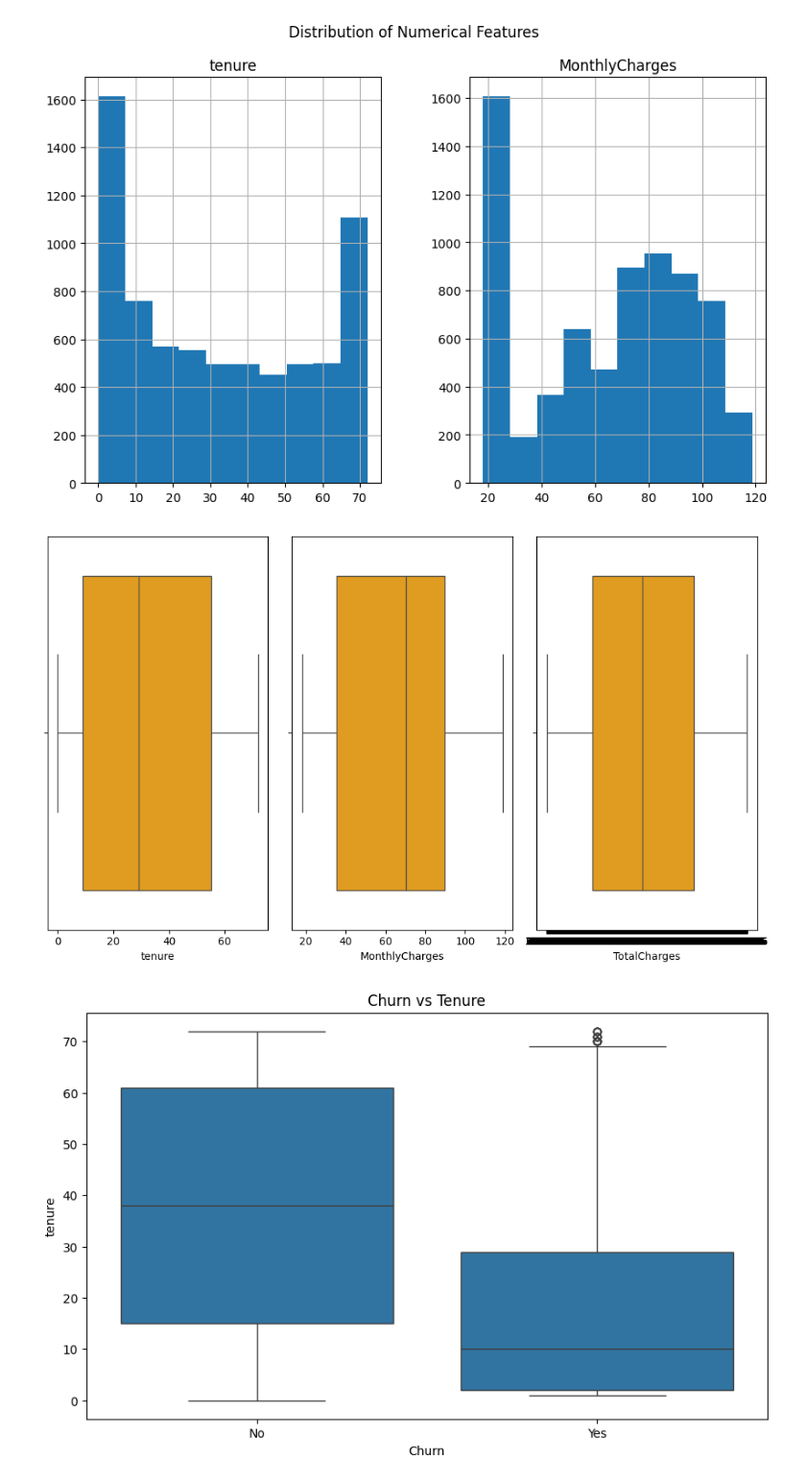
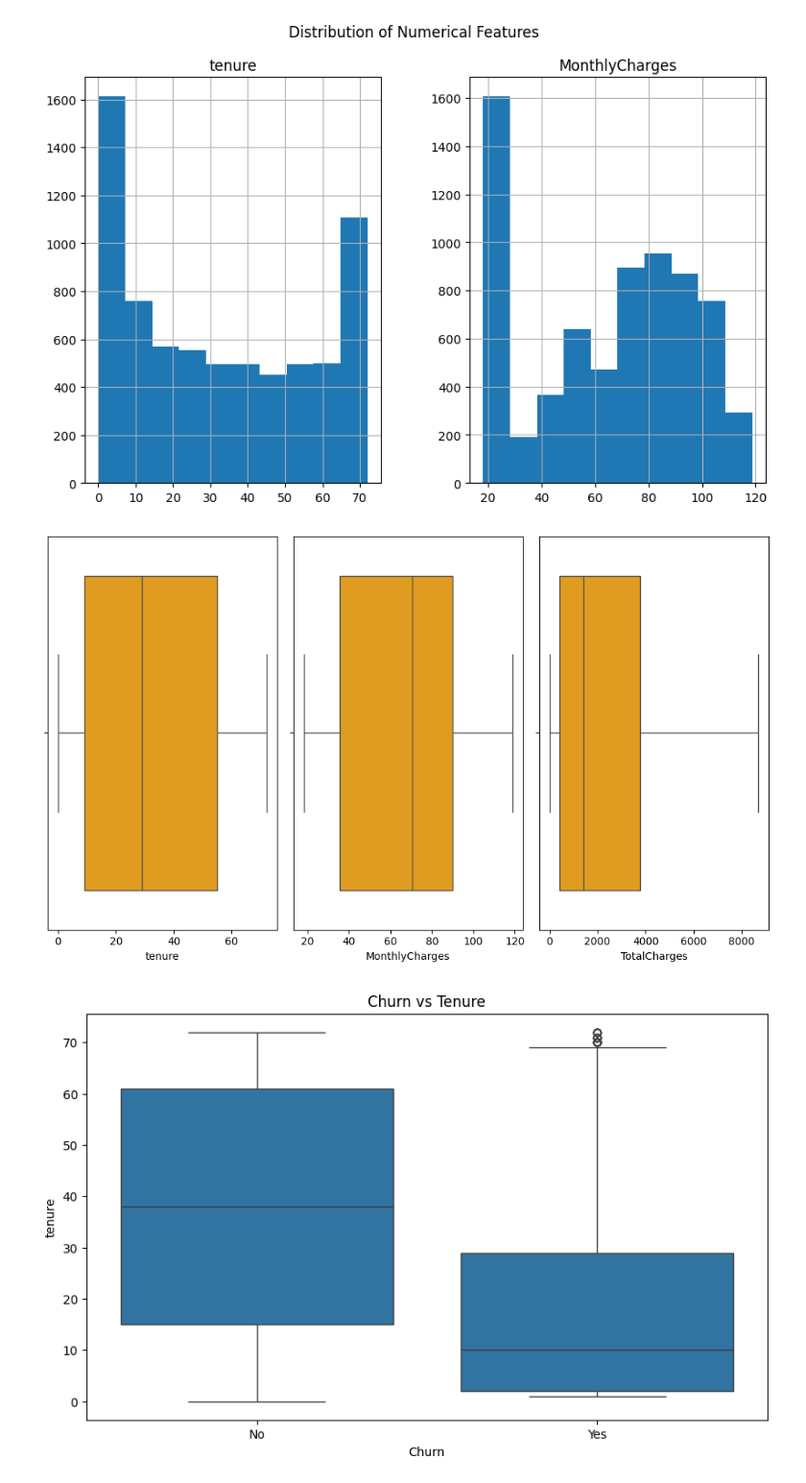
Before and after one commit to Hasindu123e/Churn-data-prediction, a Jupyter notebook: churn__data_Prediction.ipynb, the cells around one changed output. Shown at 96% size. Saved outputs shown, nothing was run; the diff lists cells and outputs as text; code cells hidden in the pictures.

```diff
--- a/churn__data_Prediction.ipynb
+++ b/churn__data_Prediction.ipynb
@@ -63,15 +63,28 @@ plt.show()
 # %% [output]
 [figure]
 # %%
+import pandas as pd
+import matplotlib.pyplot as plt
+import seaborn as sns
+
 #Boxplots to Check Outliers
+
+# Define numerical_features as it's used in this cell
+numerical_features = ["tenure", "MonthlyCharges", "TotalCharges"]
+
+# Convert 'TotalCharges' to numeric and handle missing values directly in df
+# as df is used for plotting. This ensures the column is numeric for the boxplot.
+df["TotalCharges"] = pd.to_numeric(df["TotalCharges"], errors="coerce")
+df["TotalCharges"] = df["TotalCharges"].fillna(df["TotalCharges"].median())
+
 plt.figure(figsize=(10, 6))
 for i,col in enumerate(numerical_features):
   plt.subplot(1,3,i+1)
   sns.boxplot(x=df[col],color="orange")
   plt.tight_layout()
 plt.show()
 # %% [output]
-[figure, old version]
+[figure, new version]
 # %%
 #compare churn with Tenure
 plt.figure(figsize=(10, 6))
```
Also changed, not shown: parts of 2 cells of this notebook.
